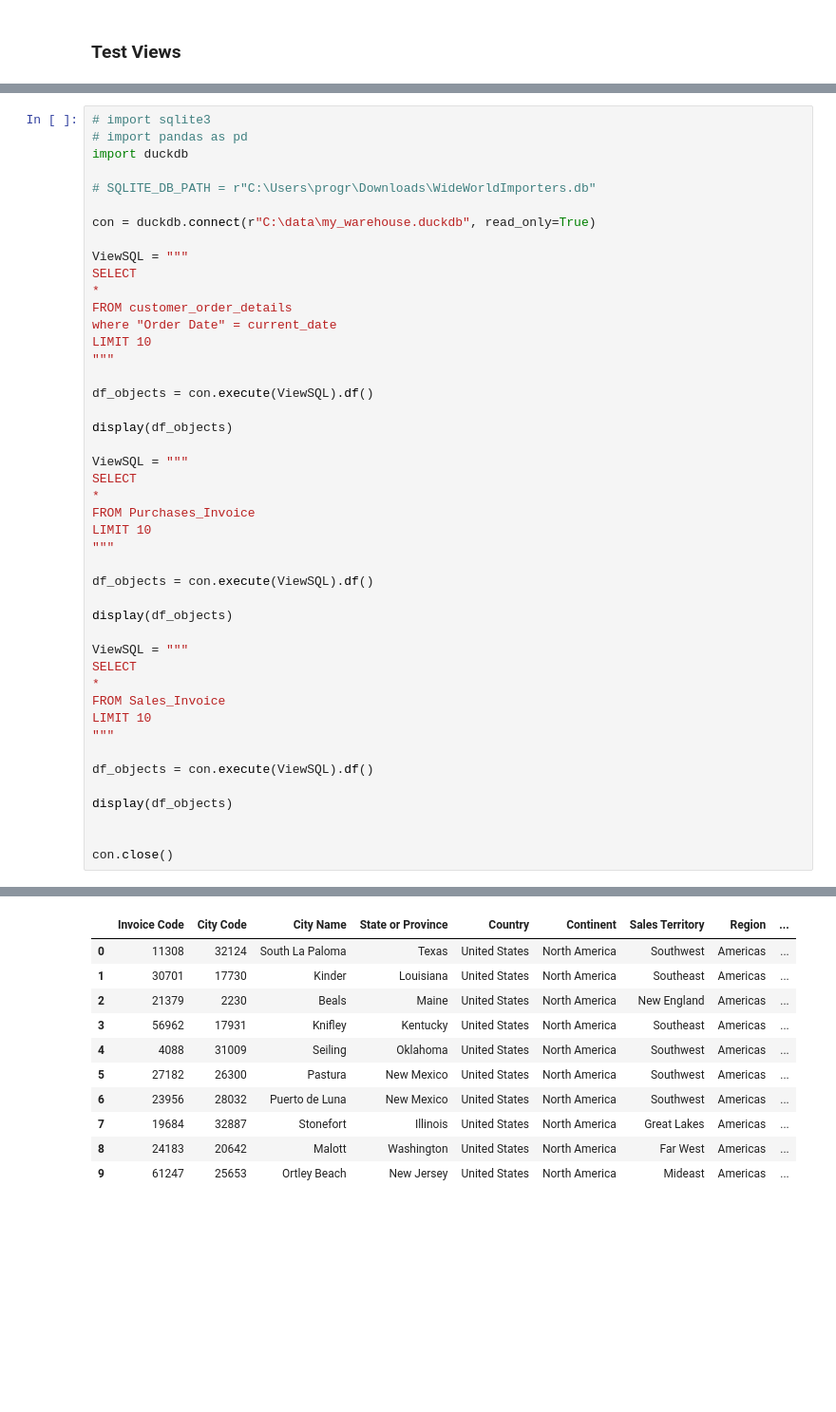
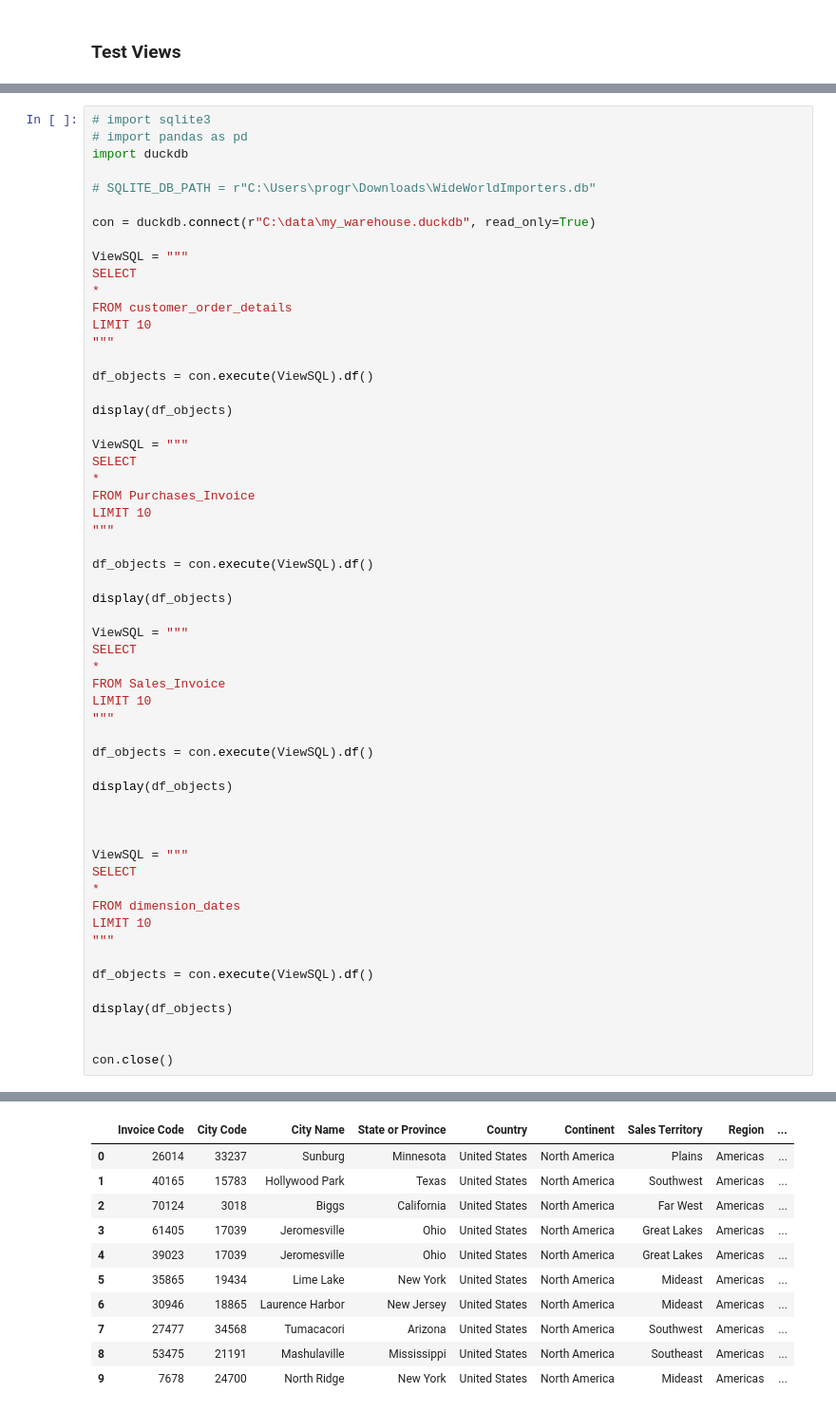
Before and after one commit to bajpai-ashish/gitHub, a Jupyter notebook: Table - Scripts/duckDB-CreateViews.ipynb, the cells around one changed output, grey strips where cells are left out. Shown at 95% size. Cells and saved outputs as stored; diff of their text form; blank space fills up the shorter version.

Commit message:
minio table setup

```diff
--- a/Table - Scripts/duckDB-CreateViews.ipynb
+++ b/Table - Scripts/duckDB-CreateViews.ipynb
@@ -672,7 +717,6 @@ ViewSQL = """
 SELECT
 *
 FROM customer_order_details
-where "Order Date" = current_date
 LIMIT 10
 """
 
@@ -703,6 +747,19 @@ df_objects = con.execute(ViewSQL).df()
 display(df_objects)
 
 
+
+ViewSQL = """
+SELECT
+*
+FROM dimension_dates
+LIMIT 10
+"""
+
+df_objects = con.execute(ViewSQL).df()
+
+display(df_objects)
+
+
 con.close()
 # %% [output]
 |  | City Code | City Name | State/Province | Country | Continent | Sales Territory | Region | Subregion | ... |
@@ -732,11 +789,11 @@ con.close()
 |  | Invoice Code | City Code | City Name | State or Province | Country | Continent | Sales Territory | Region | ... |
-| 0 | 11308 | 32124 | South La Paloma | Texas | United States | North America | Southwest | Americas | ... |
-| 1 | 30701 | 17730 | Kinder | Louisiana | United States | North America | Southeast | Americas | ... |
-| 2 | 21379 | 2230 | Beals | Maine | United States | North America | New England | Americas | ... |
-| 3 | 56962 | 17931 | Knifley | Kentucky | United States | North America | Southeast | Americas | ... |
-| 4 | 4088 | 31009 | Seiling | Oklahoma | United States | North America | Southwest | Americas | ... |
-| 5 | 27182 | 26300 | Pastura | New Mexico | United States | North America | Southwest | Americas | ... |
-| 6 | 23956 | 28032 | Puerto de Luna | New Mexico | United States | North America | Southwest | Americas | ... |
-| 7 | 19684 | 32887 | Stonefort | Illinois | United States | North America | Great Lakes | Americas | ... |
-| 8 | 24183 | 20642 | Malott | Washington | United States | North America | Far West | Americas | ... |
-| 9 | 61247 | 25653 | Ortley Beach | New Jersey | United States | North America | Mideast | Americas | ... |
+| 0 | 26014 | 33237 | Sunburg | Minnesota | United States | North America | Plains | Americas | ... |
+| 1 | 40165 | 15783 | Hollywood Park | Texas | United States | North America | Southwest | Americas | ... |
+| 2 | 70124 | 3018 | Biggs | California | United States | North America | Far West | Americas | ... |
+| 3 | 61405 | 17039 | Jeromesville | Ohio | United States | North America | Great Lakes | Americas | ... |
+| 4 | 39023 | 17039 | Jeromesville | Ohio | United States | North America | Great Lakes | Americas | ... |
+| 5 | 35865 | 19434 | Lime Lake | New York | United States | North America | Mideast | Americas | ... |
+| 6 | 30946 | 18865 | Laurence Harbor | New Jersey | United States | North America | Mideast | Americas | ... |
+| 7 | 27477 | 34568 | Tumacacori | Arizona | United States | North America | Southwest | Americas | ... |
+| 8 | 53475 | 21191 | Mashulaville | Mississippi | United States | North America | Southeast | Americas | ... |
+| 9 | 7678 | 24700 | North Ridge | New York | United States | North America | Mideast | Americas | ... |
```
Also changed, not shown: parts of 8 cells of this notebook, 7 other files.
